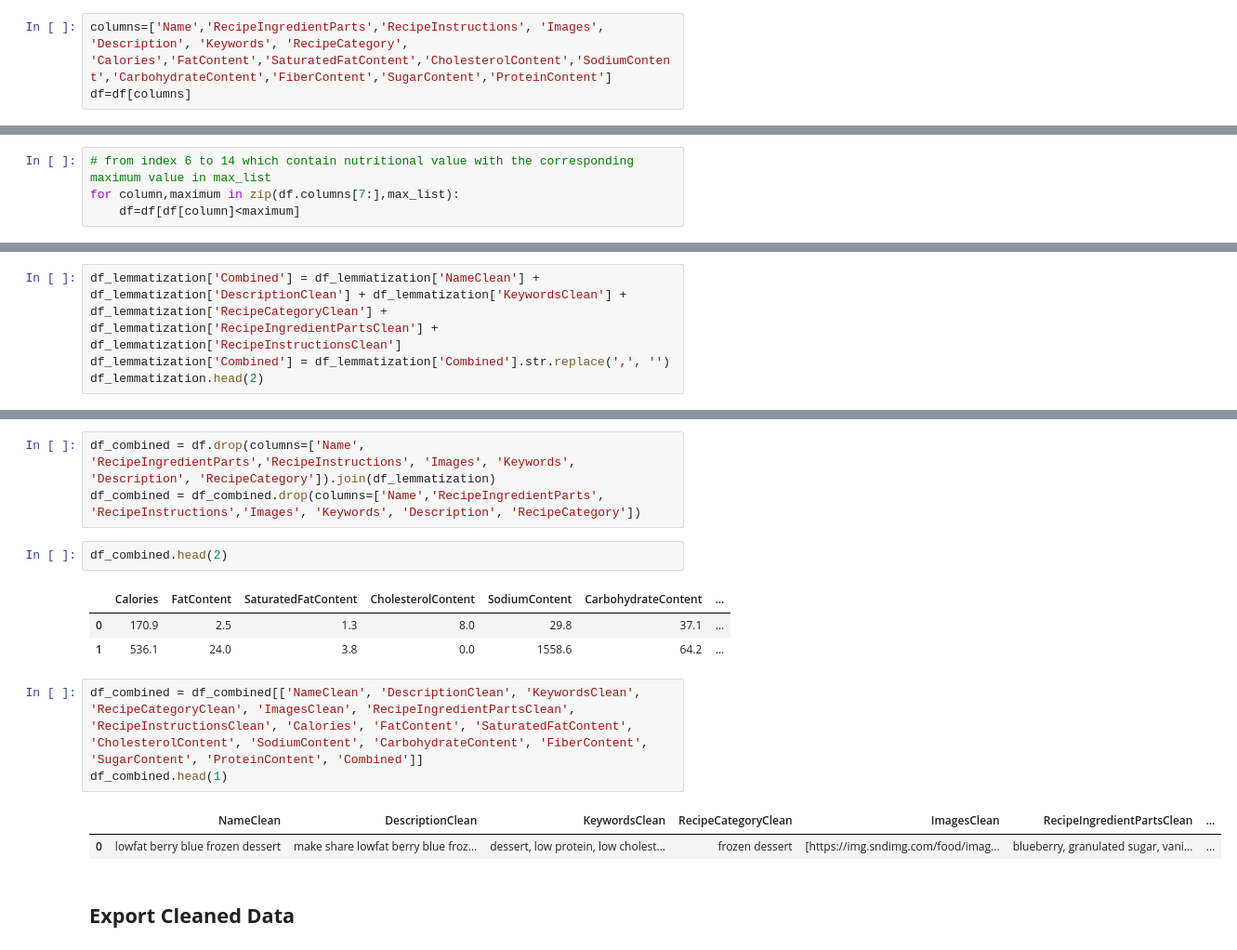
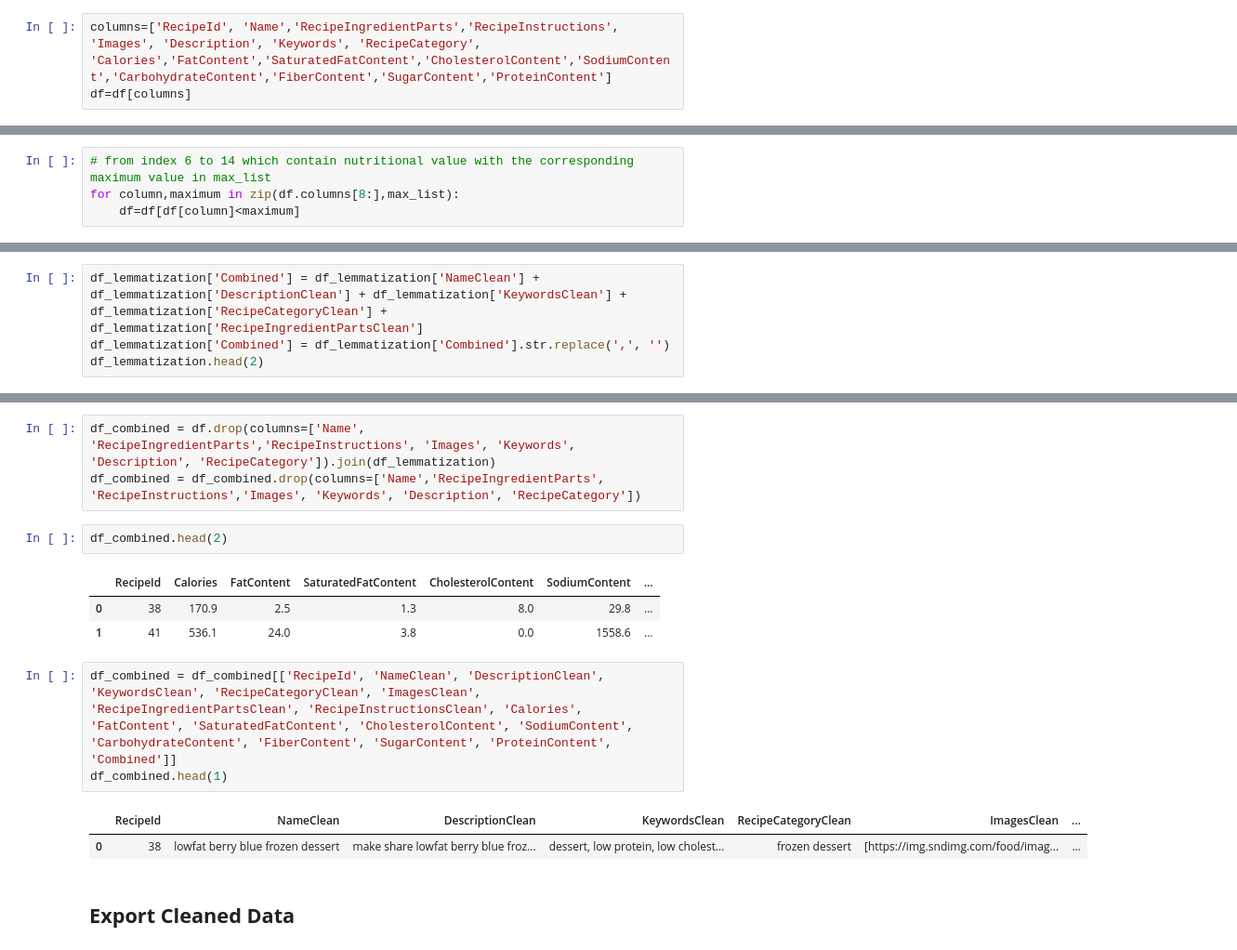
Before and after one commit to raihanromzi/ta-diet-food-recsys-serendipity, a Jupyter notebook: jupyter-notebook/ta_recsys_diet_preprocessing.ipynb, the cells around one changed output, grey strips where cells are left out. Shown: that part at 93% size. Drawn from its saved outputs; the diff is of its cells as text.

```diff
--- a/jupyter-notebook/ta_recsys_diet_preprocessing.ipynb
+++ b/jupyter-notebook/ta_recsys_diet_preprocessing.ipynb
@@ -141,7 +141,7 @@ pylab.show()
 # %% [markdown]
 ### Select Relevant Column for Building RecSys
 # %%
-columns=['Name','RecipeIngredientParts','RecipeInstructions', 'Images', 'Description', 'Keywords', 'RecipeCategory', 'Calories','FatContent','SaturatedFatContent','CholesterolContent','SodiumContent','CarbohydrateContent','FiberContent','SugarContent','ProteinContent']
+columns=['RecipeId', 'Name','RecipeIngredientParts','RecipeInstructions', 'Images', 'Description', 'Keywords', 'RecipeCategory', 'Calories','FatContent','SaturatedFatContent','CholesterolContent','SodiumContent','CarbohydrateContent','FiberContent','SugarContent','ProteinContent']
 df=df[columns]
 # %% [markdown]
 ### Filter Recipe to Follow this Max Nutritient
@@ -203,7 +203,7 @@ Index(['Calories', 'FatContent', 'SaturatedFatContent', 'CholesterolContent',
       dtype='object')
 # %%
 # from index 6 to 14 which contain nutritional value with the corresponding maximum value in max_list
-for column,maximum in zip(df.columns[7:],max_list):
+for column,maximum in zip(df.columns[8:],max_list):
     df=df[df[column]<maximum]
 # %%
 df.head(2)
@@ -498,7 +500,7 @@ df_lemmatization['RecipeCategoryClean'][1]
 # %% [markdown]
 ### Combined
 # %%
-df_lemmatization['Combined'] = df_lemmatization['NameClean'] + df_lemmatization['DescriptionClean'] + df_lemmatization['KeywordsClean'] + df_lemmatization['RecipeCategoryClean'] + df_lemmatization['RecipeIngredientPartsClean'] + df_lemmatization['RecipeInstructionsClean']
+df_lemmatization['Combined'] = df_lemmatization['NameClean'] + df_lemmatization['DescriptionClean'] + df_lemmatization['KeywordsClean'] + df_lemmatization['RecipeCategoryClean'] + df_lemmatization['RecipeIngredientPartsClean']
 df_lemmatization['Combined'] = df_lemmatization['Combined'].str.replace(',', '')
 df_lemmatization.head(2)
 # %% [output]
@@ -511,15 +513,15 @@ df_combined = df_combined.drop(columns=['Name','RecipeIngredientParts', 'RecipeI
 # %%
 df_combined.head(2)
 # %% [output]
-|  | Calories | FatContent | SaturatedFatContent | CholesterolContent | SodiumContent | CarbohydrateContent | ... |
-| 0 | 170.9 | 2.5 | 1.3 | 8.0 | 29.8 | 37.1 | ... |
-| 1 | 536.1 | 24.0 | 3.8 | 0.0 | 1558.6 | 64.2 | ... |
+|  | RecipeId | Calories | FatContent | SaturatedFatContent | CholesterolContent | SodiumContent | ... |
+| 0 | 38 | 170.9 | 2.5 | 1.3 | 8.0 | 29.8 | ... |
+| 1 | 41 | 536.1 | 24.0 | 3.8 | 0.0 | 1558.6 | ... |
 # %%
-df_combined = df_combined[['NameClean', 'DescriptionClean', 'KeywordsClean', 'RecipeCategoryClean', 'ImagesClean', 'RecipeIngredientPartsClean', 'RecipeInstructionsClean', 'Calories', 'FatContent', 'SaturatedFatContent', 'CholesterolContent', 'SodiumContent', 'CarbohydrateContent', 'FiberContent', 'SugarContent', 'ProteinContent', 'Combined']]
+df_combined = df_combined[['RecipeId', 'NameClean', 'DescriptionClean', 'KeywordsClean', 'RecipeCategoryClean', 'ImagesClean', 'RecipeIngredientPartsClean', 'RecipeInstructionsClean', 'Calories', 'FatContent', 'SaturatedFatContent', 'CholesterolContent', 'SodiumContent', 'CarbohydrateContent', 'FiberContent', 'SugarContent', 'ProteinContent', 'Combined']]
 df_combined.head(1)
 # %% [output]
-|  | NameClean | DescriptionClean | KeywordsClean | RecipeCategoryClean | ImagesClean | RecipeIngredientPartsClean | ... |
-| 0 | lowfat berry blue frozen dessert | make share lowfat berry blue froz... | dessert, low protein, low cholest... | frozen dessert | [https://img.sndimg.com/food/imag... | blueberry, granulated sugar, vani... | ... |
+|  | RecipeId | NameClean | DescriptionClean | KeywordsClean | RecipeCategoryClean | ImagesClean | ... |
+| 0 | 38 | lowfat berry blue frozen dessert | make share lowfat berry blue froz... | dessert, low protein, low cholest... | frozen dessert | [https://img.sndimg.com/food/imag... | ... |
 # %% [markdown]
 ## **Export Cleaned Data**
 # %%
```
Also changed, not shown: parts of 8 cells of this notebook, 6 other files.
